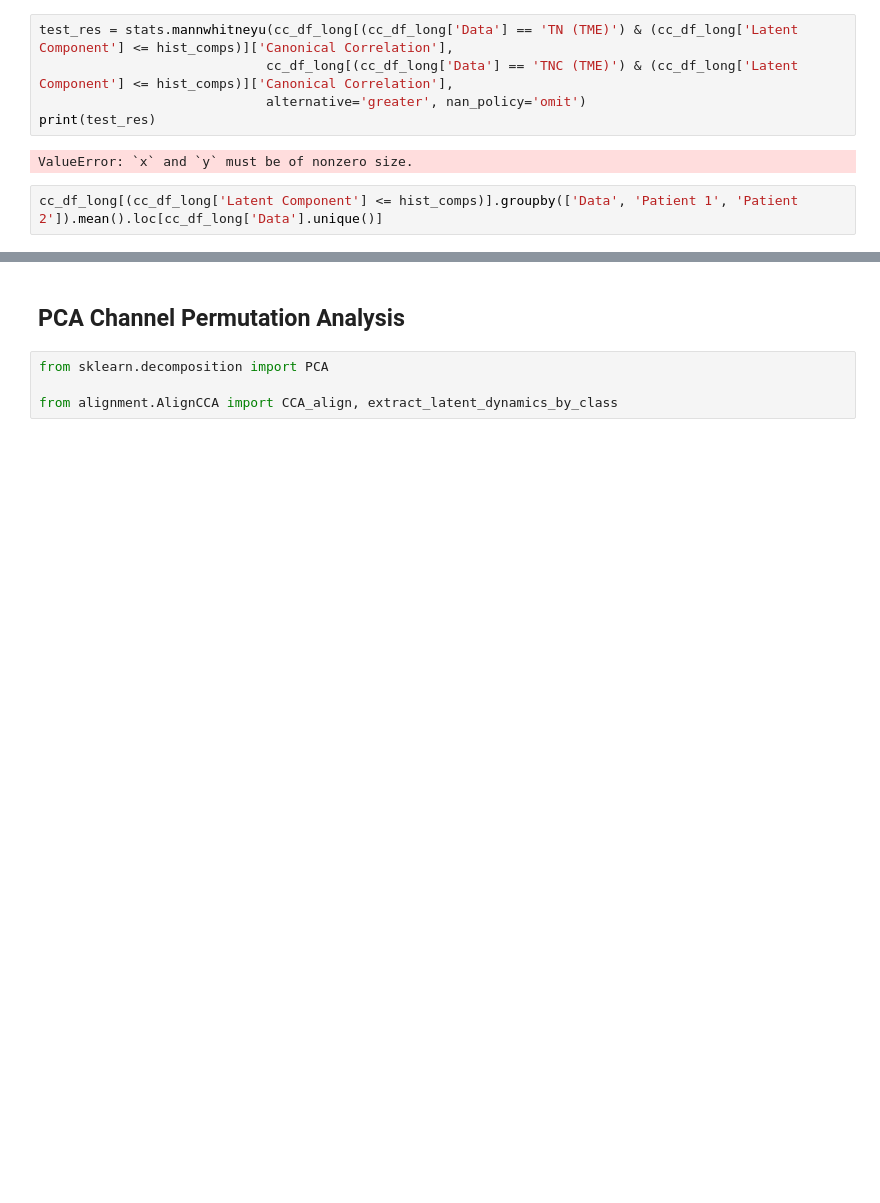
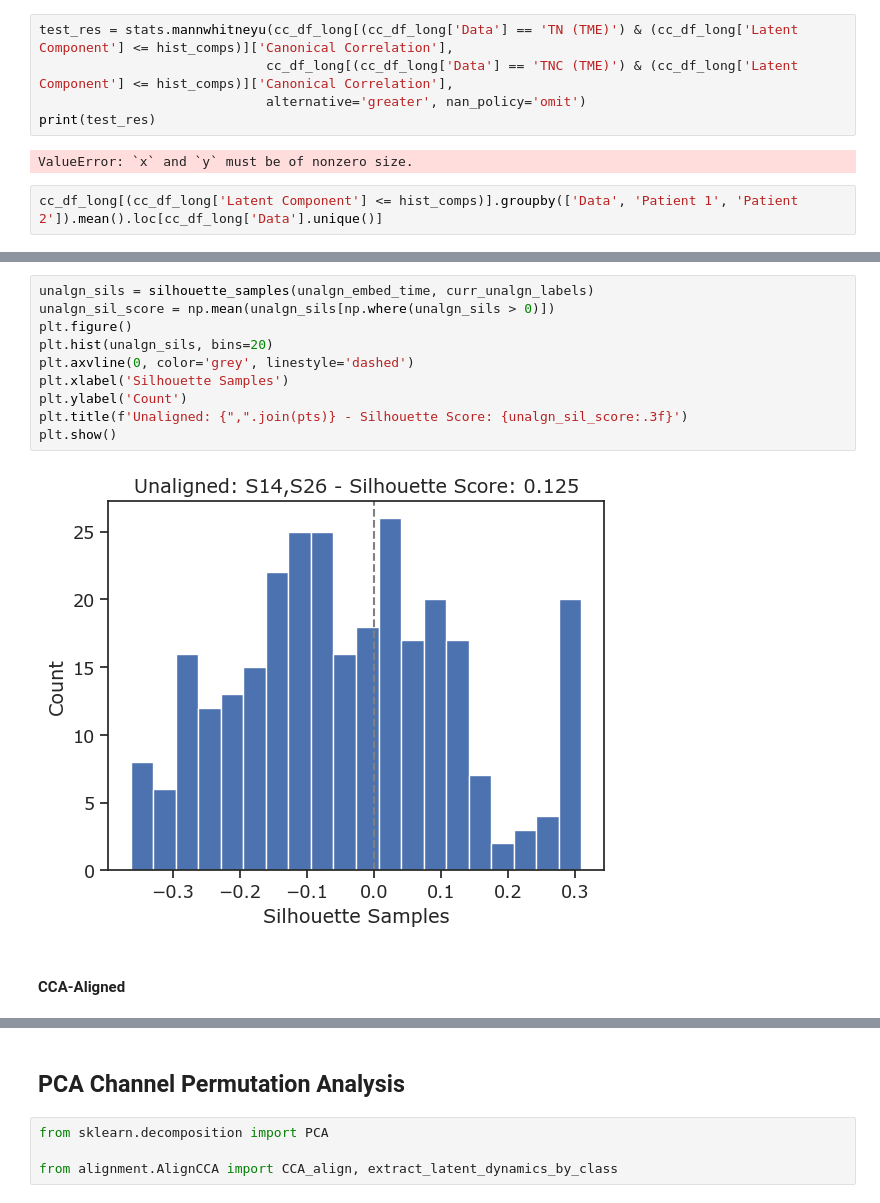
Before and after one commit to coganlab/cross_patient_speech_decoding, a Jupyter notebook: aligned_decoding/notebooks/cross_patient_vis.ipynb, the cells around one changed output, grey strips where cells are left out. Cells and saved outputs as stored; diff of their text form; blank space fills up the shorter version.

```diff
--- a/aligned_decoding/notebooks/cross_patient_vis.ipynb
+++ b/aligned_decoding/notebooks/cross_patient_vis.ipynb
@@ -365,0 +438,14 @@ cc_df_long[(cc_df_long['Latent Component'] <= hist_comps)].groupby(['Data', 'Pat
+# %%
+unalgn_sils = silhouette_samples(unalgn_embed_time, curr_unalgn_labels)
+unalgn_sil_score = np.mean(unalgn_sils[np.where(unalgn_sils > 0)])
+plt.figure()
+plt.hist(unalgn_sils, bins=20)
+plt.axvline(0, color='grey', linestyle='dashed')
+plt.xlabel('Silhouette Samples')
+plt.ylabel('Count')
+plt.title(f'Unaligned: {",".join(pts)} - Silhouette Score: {unalgn_sil_score:.3f}')
+plt.show()
+# %% [output]
+[figure, added]
+# %% [markdown]
+#### CCA-Aligned
```
Also changed, not shown: parts of 26 cells of this notebook.
